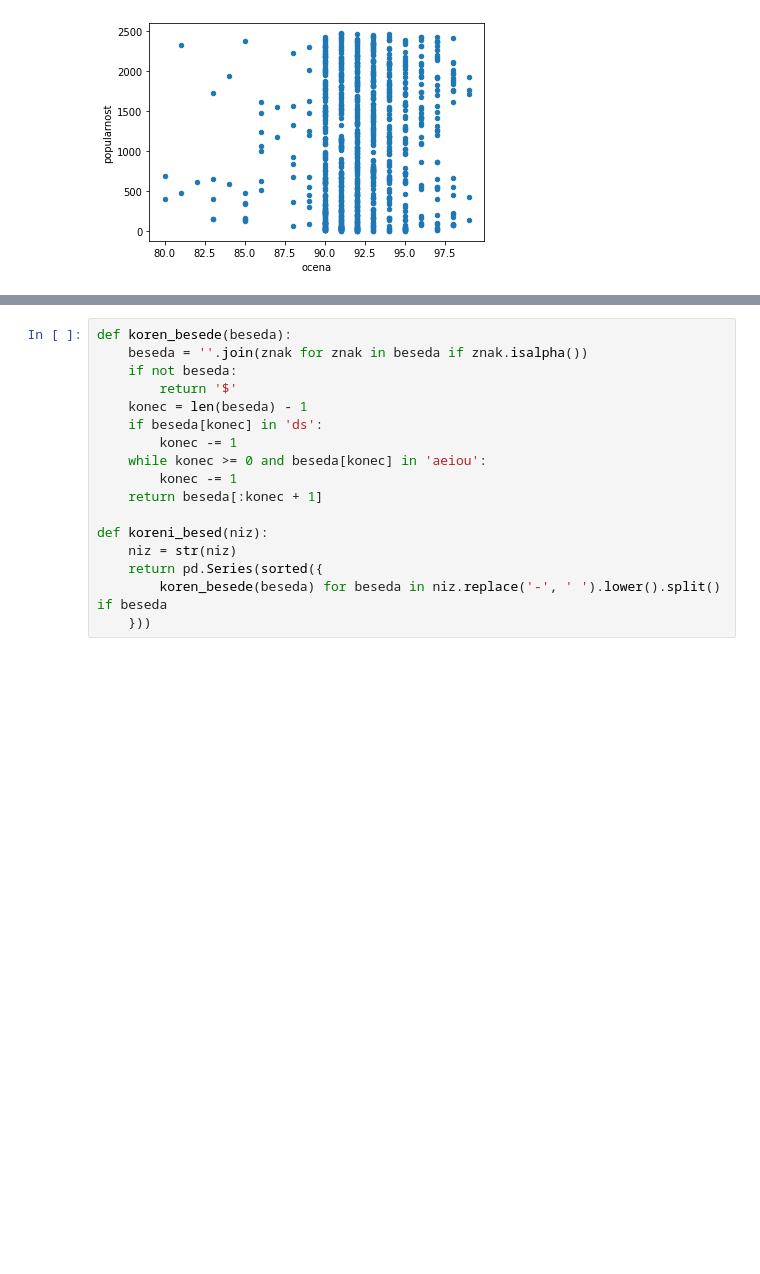
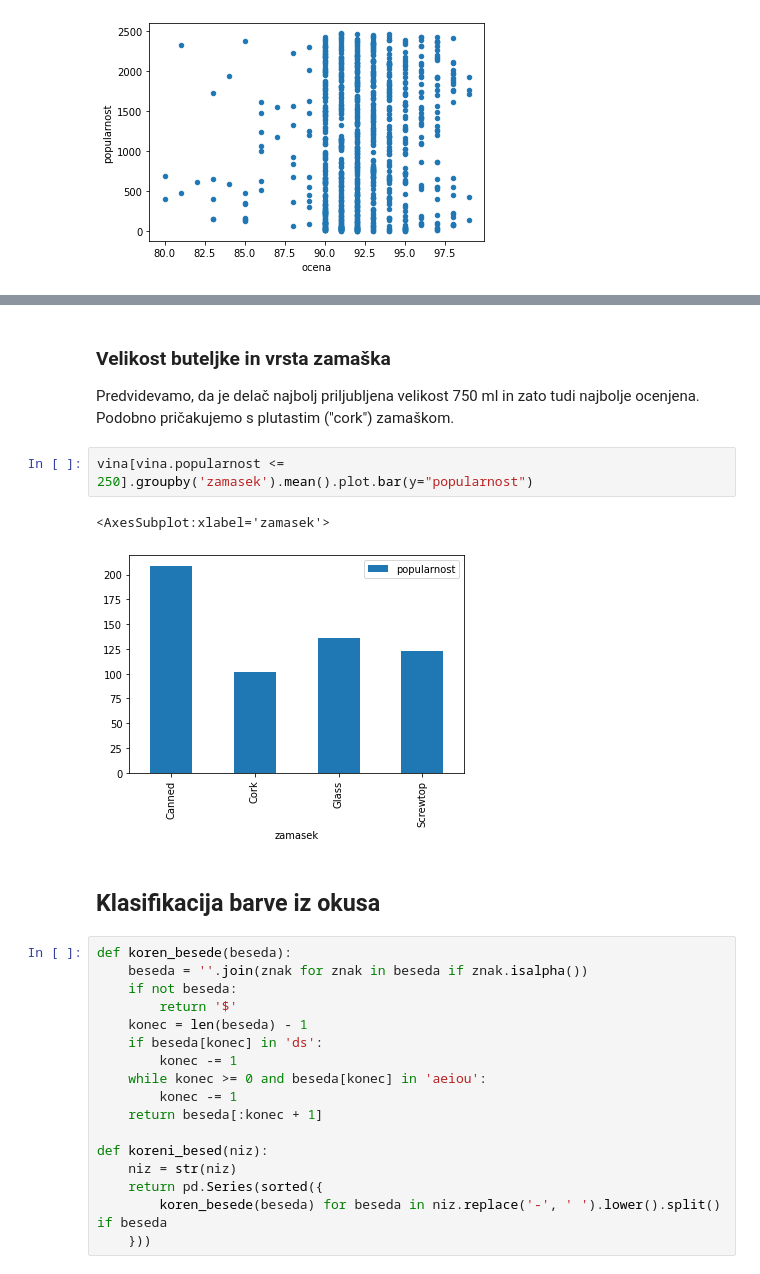
Before and after one commit to timkalan/analiza-vin, a Jupyter notebook: vina.ipynb, the cells around one changed output, grey strips where cells are left out. Drawn from its saved outputs; the diff is of its cells as text; blank space fills up the shorter version.

```diff
--- a/vina.ipynb
+++ b/vina.ipynb
@@ -82,3 +87,21 @@ vina[vina.ocena >= 70].plot.scatter(x='ocena', y='popularnost')
+# %% [markdown]
+### Velikost buteljke in vrsta zamaška
+
+Predvidevamo, da je delač najbolj priljubljena velikost 750 ml in zato tudi najbolje ocenjena. Podobno pričakujemo s plutastim ("cork") zamaškom.
+# %%
+vina[vina.popularnost <= 250].groupby('zamasek').mean().plot.bar(y="popularnost")
+# %% [output]
+<AxesSubplot:xlabel='zamasek'>
+[figure, added]
+# %% [markdown]
+
+
+
+
+
+
+
+## Klasifikacija barve iz okusa
 # %%
 def koren_besede(beseda):
     beseda = ''.join(znak for znak in beseda if znak.isalpha())
```
Also changed, not shown: parts of 5 cells of this notebook, 4 other files.
